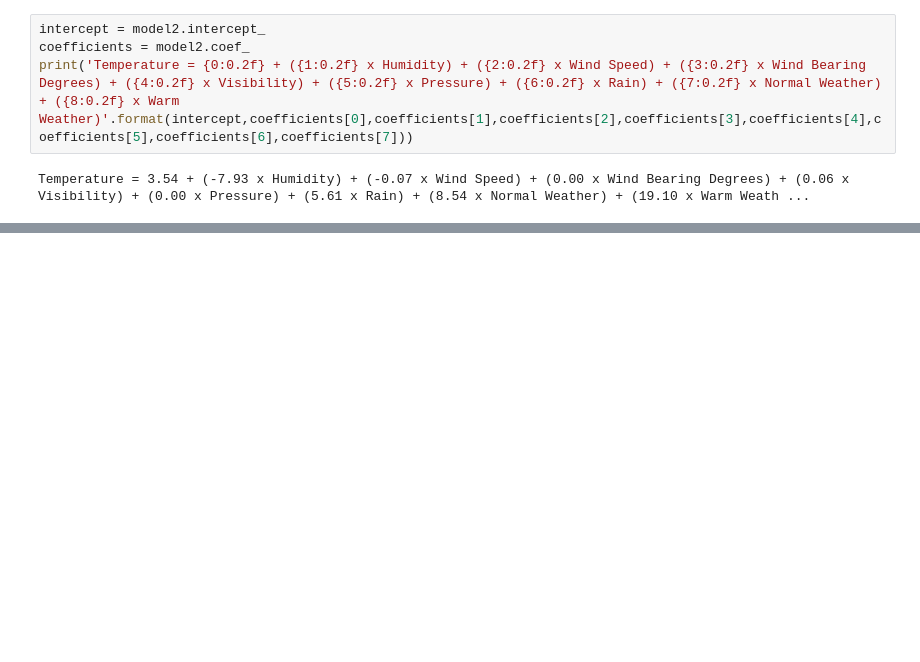
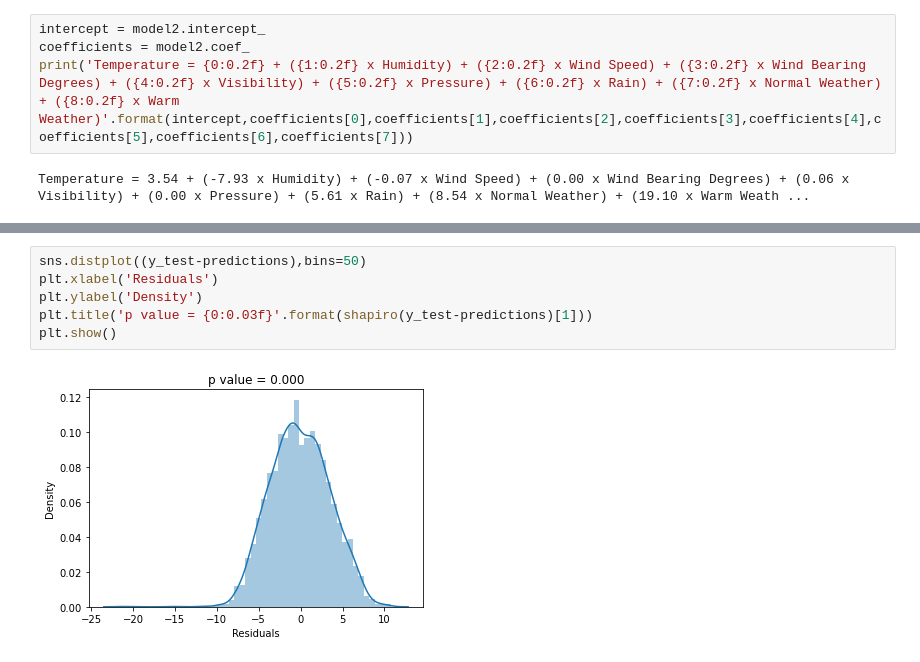
Before and after one commit to JDhyeok/Data-Science-with-Python, a Jupyter notebook: Chapter03/Exercises/Exercise21-24.ipynb, the cells around one changed output, grey strips where cells are left out. Saved outputs shown, nothing was run; the diff lists cells and outputs as text; blank space fills up the shorter version.

```diff
--- a/Chapter03/Exercises/Exercise21-24.ipynb
+++ b/Chapter03/Exercises/Exercise21-24.ipynb
@@ -136,0 +144,8 @@ Temperature = 3.54 + (-7.93 x Humidity) + (-0.07 x Wind Speed) + (0.00 x Wind Be
+# %%
+sns.distplot((y_test-predictions),bins=50)
+plt.xlabel('Residuals')
+plt.ylabel('Density')
+plt.title('p value = {0:0.03f}'.format(shapiro(y_test-predictions)[1]))
+plt.show()
+# %% [output]
+[figure, added]
```
Also changed, not shown: parts of 3 cells of this notebook, 1 other file.
